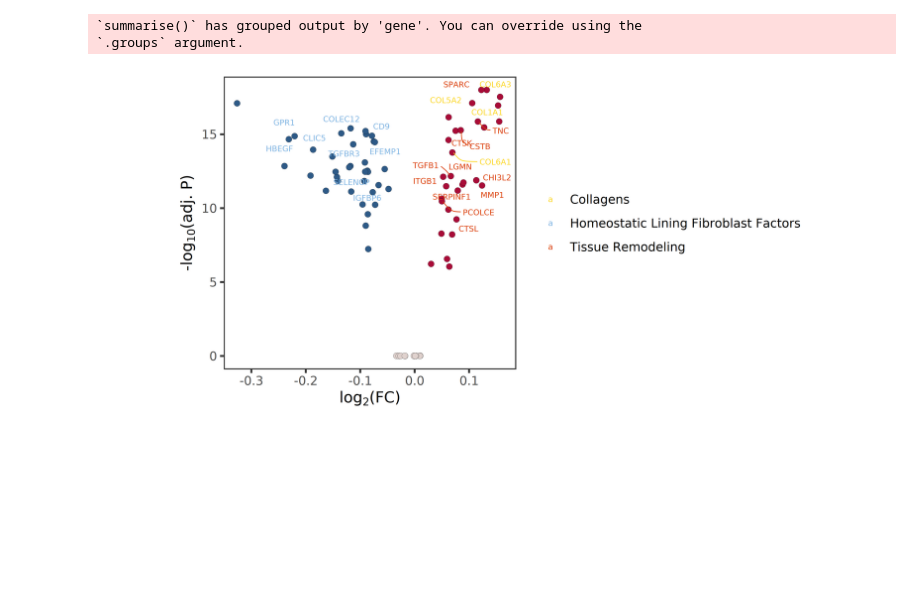
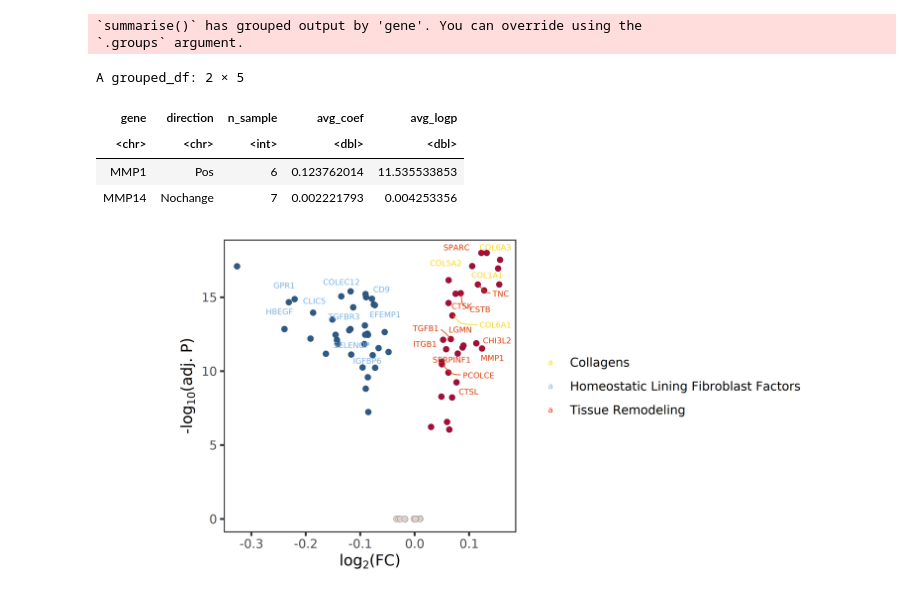
Before and after one commit to HarryZhang1224/rheumatoid_arthritis_spatial_2025, a Jupyter notebook: code/figures/RA_figure_1_07282025.ipynb, the cells around one changed output. Saved outputs shown, nothing was run; the diff lists cells and outputs as text; code cells hidden in the pictures; blank space fills up the shorter version.

```diff
--- a/code/figures/RA_figure_1_07282025.ipynb
+++ b/code/figures/RA_figure_1_07282025.ipynb
@@ -859,6 +856,15 @@ do.call(rbind, all_nde_res_organized) %>%
 # %% [output]
 `summarise()` has grouped output by 'gene'. You can override using the
 `.groups` argument.
+# %%
+nde_res_organized %>%
+    filter(grepl("MMP", gene))
+# %% [output]
+A grouped_df: 2 × 5
+| gene | direction | n_sample | avg_coef | avg_logp |
+| <chr> | <chr> | <int> | <dbl> | <dbl> |
+| MMP1 | Pos | 6 | 0.123762014 | 11.535533853 |
+| MMP14 | Nochange | 7 | 0.002221793 | 0.004253356 |
 # %%
 homeostatic_lining_fibro_genes <- c("TGFBR3", "COLEC12", "HBEGF", "GPR1", "CD9", "CLIC5", "EFEMP1", "SELENOP", "IGFBP6")
 tissue_remodeling_genes <- c("SPARC", "TNC", "CSTB", "CTSK", "ITGB1", "TGFB1", "LGMN", "SERPINF1", "CHI3L2", "MMP1", "PCOLCE", "CTSL")
```
Also changed, not shown: parts of 2 cells of this notebook, 7 other files.
